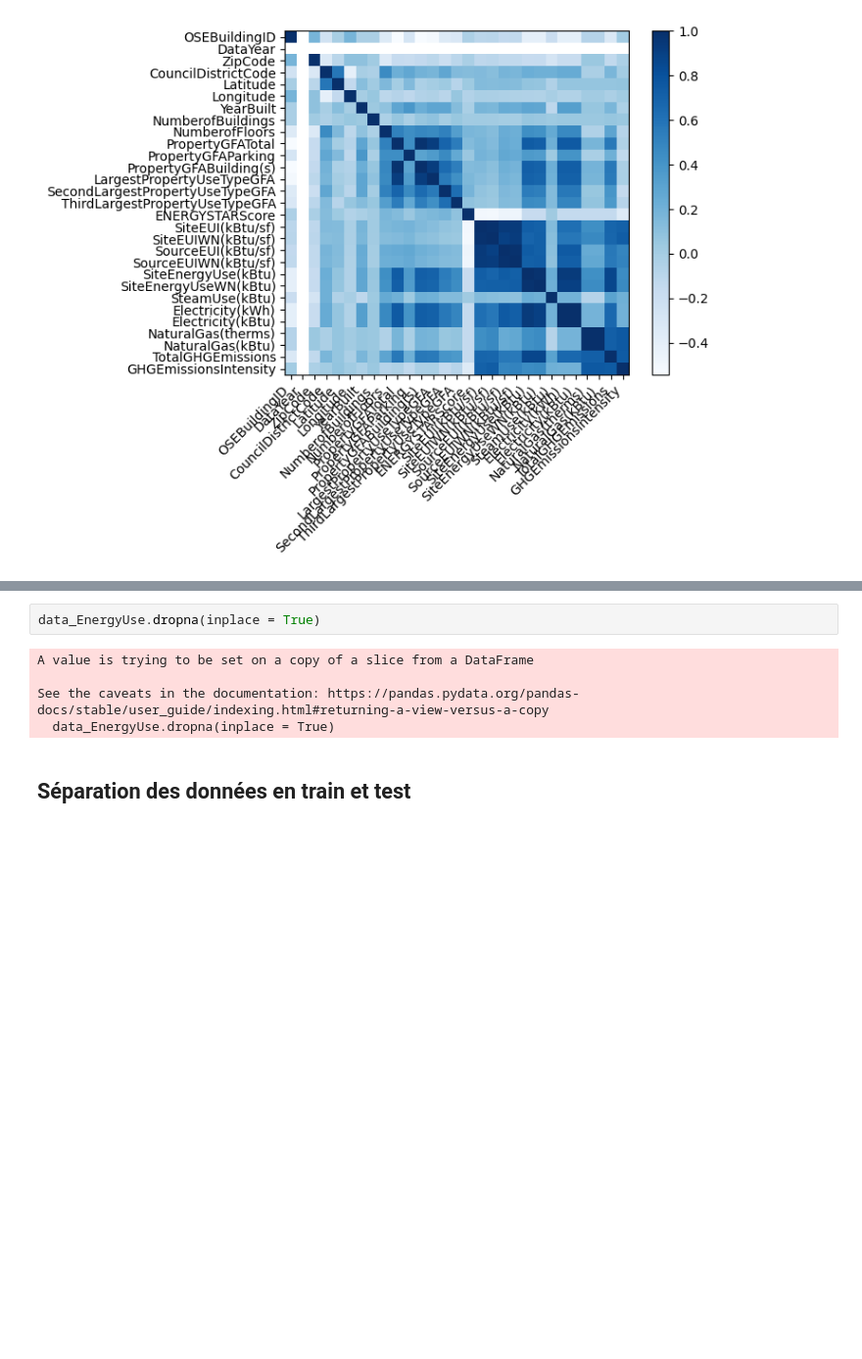
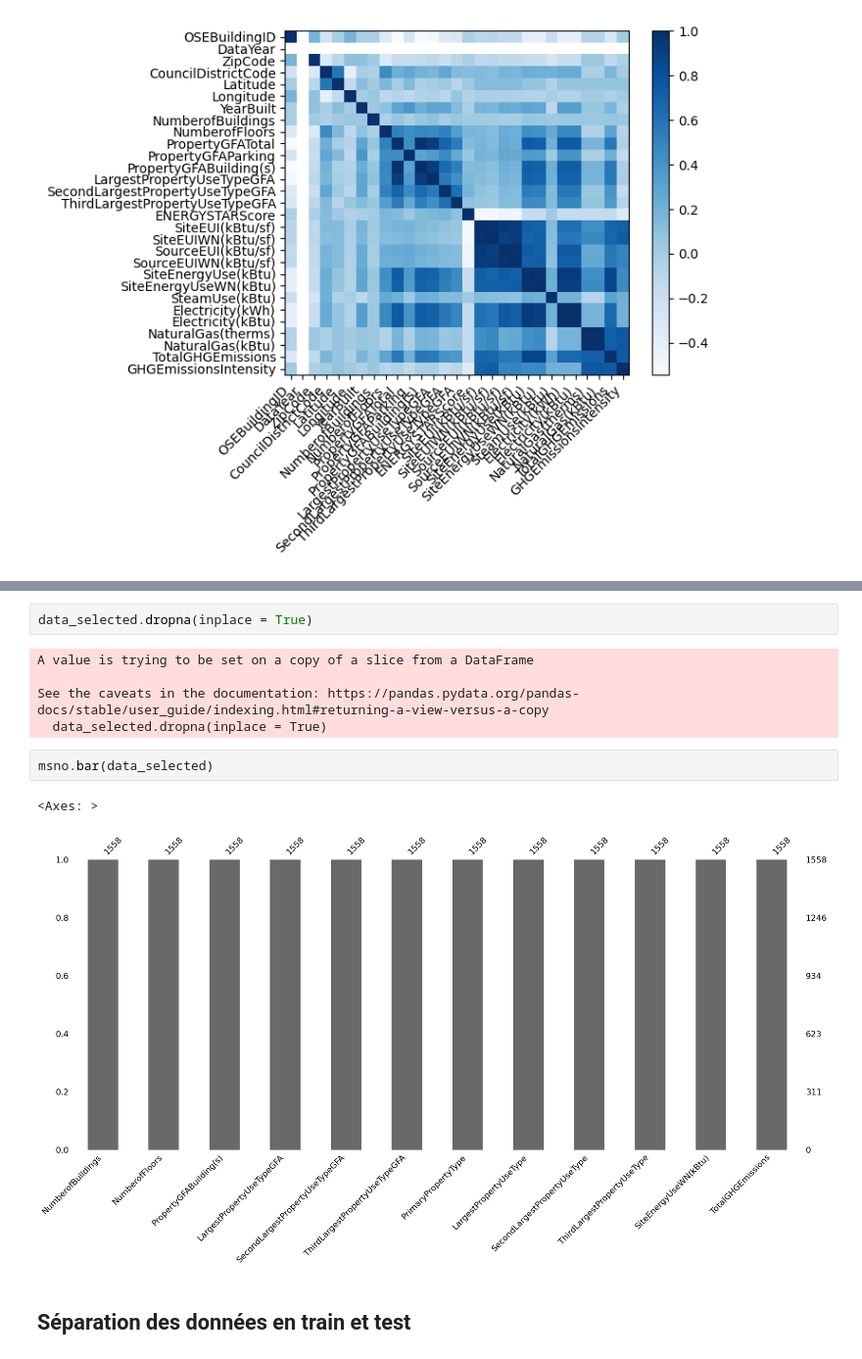
Before and after one commit to Manon-56/OC_P4, a Jupyter notebook: Projet4_notebook.ipynb, the cells around one changed output, grey strips where cells are left out. Shown at 98% size. Cells and saved outputs as stored; diff of their text form; blank space fills up the shorter version.

```diff
--- a/Projet4_notebook.ipynb
+++ b/Projet4_notebook.ipynb
@@ -486,10 +504,15 @@ On enlève les propriétés qui n'ont pas de valeur cible et qui ont des nan dan
 # %%
-data_EnergyUse.dropna(inplace = True)
+data_selected.dropna(inplace = True)
 # %% [output]
 A value is trying to be set on a copy of a slice from a DataFrame
 
 See the caveats in the documentation: https://pandas.pydata.org/pandas-docs/stable/user_guide/indexing.html#returning-a-view-versus-a-copy
-  data_EnergyUse.dropna(inplace = True)
+  data_selected.dropna(inplace = True)
+# %%
+msno.bar(data_selected)
+# %% [output]
+<Axes: >
+[figure, added]
 # %% [markdown]
 ## Séparation des données en train et test
 # %%
```
Also changed, not shown: parts of 49 cells of this notebook.
